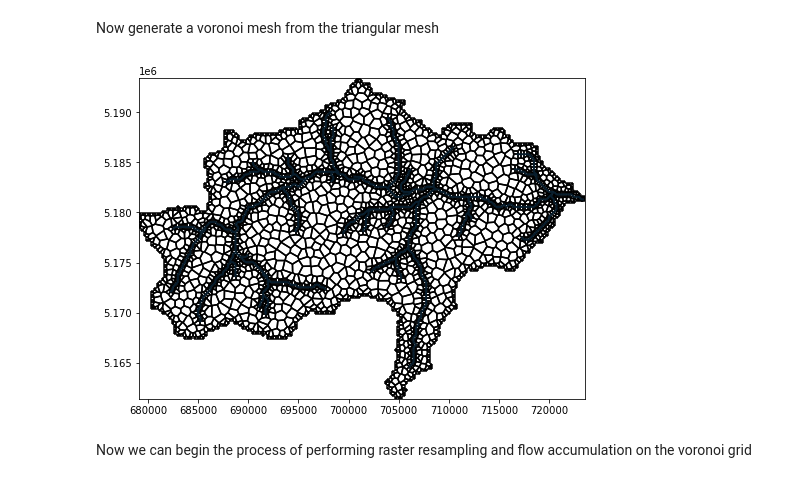
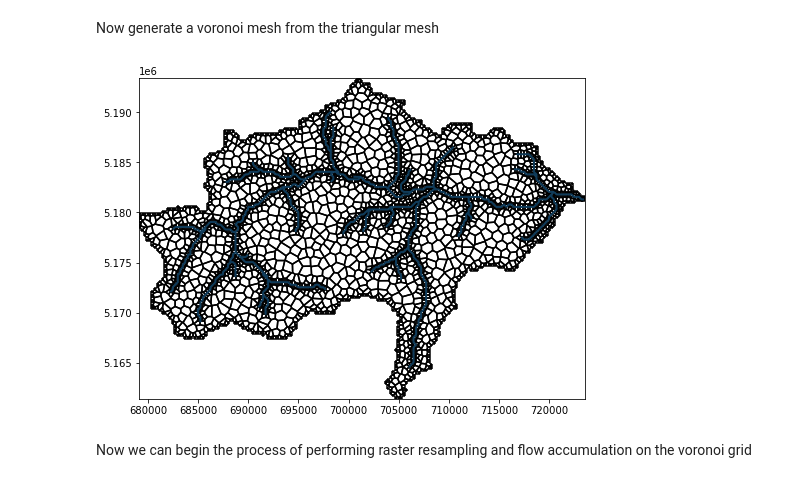
Before and after one commit to jlarsen-usgs/dany, a Jupyter notebook: Lolo_structured_2_voronoi_workshop.ipynb, the cells around one changed output. Drawn from its saved outputs; the diff is of its cells as text; code cells hidden in the pictures.

```diff
--- a/Lolo_structured_2_voronoi_workshop.ipynb
+++ b/Lolo_structured_2_voronoi_workshop.ipynb
@@ -223,10 +222,10 @@ vgrid = VertexGrid(nlay=1, **gridprops)
 # %%
 fig, ax = plt.subplots(figsize=(8, 6))
 pmv = PlotMapView(modelgrid=vgrid, ax=ax)
 pmv.plot_grid(color="k")
-igdf.geometry.plot(ax=ax, alpha=0.25, zorder=5);
+igdf.geometry.plot(ax=ax, alpha=0.50, zorder=5);
 # %% [output]
-[figure, old version]
+[figure, new version]
 # %% [markdown]
 Now we can begin the process of performing raster resampling and flow accumulation on the voronoi grid
 # %%
```
Also changed, not shown: parts of 7 cells of this notebook.
